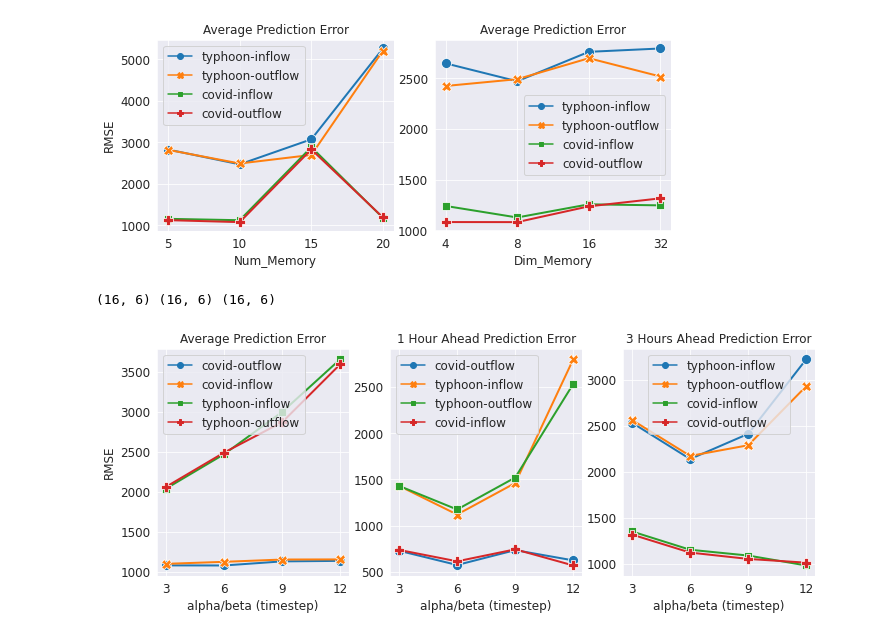
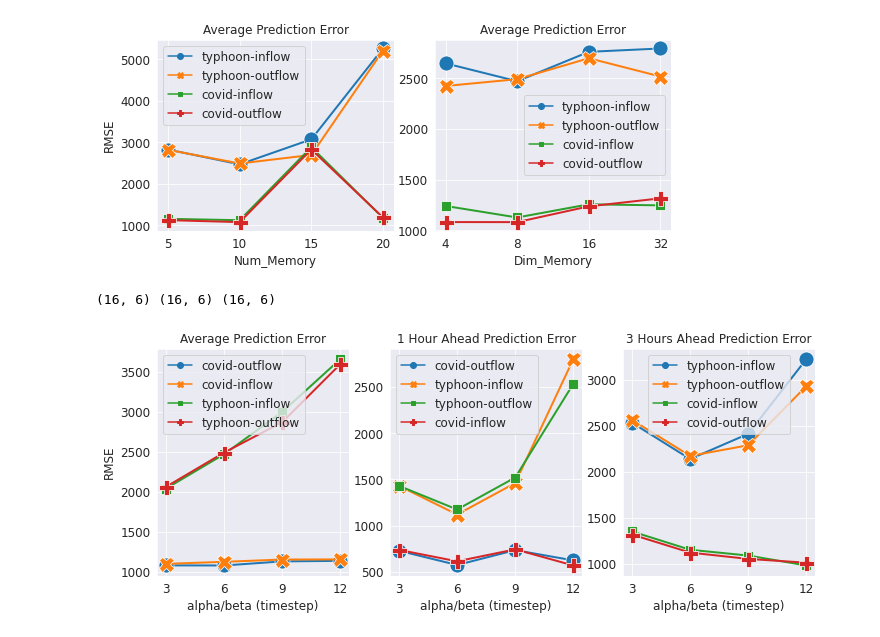
Before and after one commit to deepkashiwa20/TwitterMobility1, a Jupyter notebook: visual/HyperParameter.ipynb, the cells around one changed output. Cells and saved outputs as stored; diff of their text form; code cells hidden in the pictures.

Commit message:
visual

```diff
--- a/visual/HyperParameter.ipynb
+++ b/visual/HyperParameter.ipynb
@@ -17,28 +17,28 @@ Memory2['Dim_Memory'] = Memory2['Dim_Memory'].astype(str)
 # %%
 sns.set_style("darkgrid")
 fig, ax =plt.subplots(1,2,figsize=(8,3.5))
-sns.lineplot(data=Memory1, x='Num_Memory', y='RMSE', hue='event', style='event', markers=True, dashes=False, ax=ax[0], linewidth=2, markersize=10)
-sns.lineplot(data=Memory2, x='Dim_Memory', y='RMSE', hue='event', style='event', markers=True, dashes=False, ax=ax[1], linewidth=2, markersize=10)
+sns.lineplot(data=Memory1, x='Num_Memory', y='RMSE', hue='event', style='event', markers=True, dashes=False, ax=ax[0], linewidth=2, markersize=15)
+sns.lineplot(data=Memory2, x='Dim_Memory', y='RMSE', hue='event', style='event', markers=True, dashes=False, ax=ax[1], linewidth=2, markersize=15)
 ax[0].set_title('Average Prediction Error', fontsize=12)
 ax[0].legend(title=None, fontsize=12)
 ax[0].xaxis.set_tick_params(labelsize=12)
 ax[0].yaxis.set_tick_params(labelsize=12)
 ax[0].xaxis.label.set_size(12)
 ax[0].yaxis.label.set_size(12)
 # ax[0].set(ylim=(0, None))
 # ax[0].set_xticks(Memory["Num_Memory"].unique())
 ax[1].set_title('Average Prediction Error', fontsize=12)
 ax[1].legend(title=None, fontsize=12)
 ax[1].set(ylabel=None)
 ax[1].xaxis.set_tick_params(labelsize=12)
 ax[1].yaxis.set_tick_params(labelsize=12)
 ax[1].xaxis.label.set_size(12)
 ax[1].yaxis.label.set_size(12)
 plt.tight_layout(pad=0.4)
 # fig.subplots_adjust(wspace=0.25)
 plt.savefig('HyperParameter-Memory.png')
 # %% [output]
-[figure, old version]
+[figure, new version]
 # %%
 Step = pd.read_csv('./HyperParameter-Step.csv')
 Step = Step[['event', 'timestep', 'flag', 'flag1', 'RMSE', 'MAE']]
@@ -53,9 +53,9 @@ print(Avg.shape, OneHour.shape, ThreeHour.shape)
 (16, 6) (16, 6) (16, 6)
 # %%
 fig, ax =plt.subplots(1,3,figsize=(10,4))
-sns.lineplot(data=Avg, x='alpha/beta (timestep)', y='RMSE', hue='event', style='event', markers=True, dashes=False, ax=ax[0], linewidth=2, markersize=10)
-sns.lineplot(data=OneHour, x='alpha/beta (timestep)', y='RMSE', hue='event', style='event', markers=True, dashes=False, ax=ax[1], linewidth=2, markersize=10)
-sns.lineplot(data=ThreeHour, x='alpha/beta (timestep)', y='RMSE', hue='event', style='event', markers=True, dashes=False, ax=ax[2], linewidth=2, markersize=10)
+sns.lineplot(data=Avg, x='alpha/beta (timestep)', y='RMSE', hue='event', style='event', markers=True, dashes=False, ax=ax[0], linewidth=2, markersize=15)
+sns.lineplot(data=OneHour, x='alpha/beta (timestep)', y='RMSE', hue='event', style='event', markers=True, dashes=False, ax=ax[1], linewidth=2, markersize=15)
+sns.lineplot(data=ThreeHour, x='alpha/beta (timestep)', y='RMSE', hue='event', style='event', markers=True, dashes=False, ax=ax[2], linewidth=2, markersize=15)
 ax[0].legend(title=None, fontsize=12)
 ax[0].xaxis.set_tick_params(labelsize=12)
 ax[0].yaxis.set_tick_params(labelsize=12)
@@ -84,4 +84,4 @@ ax[2].set_title('3 Hours Ahead Prediction Error', fontsize=12)
 plt.tight_layout(pad=0.4)
 plt.savefig('HyperParameter-Step.png')
 # %% [output]
-[figure, old version]
+[figure, new version]
```
Also changed, not shown: 2 other files.
